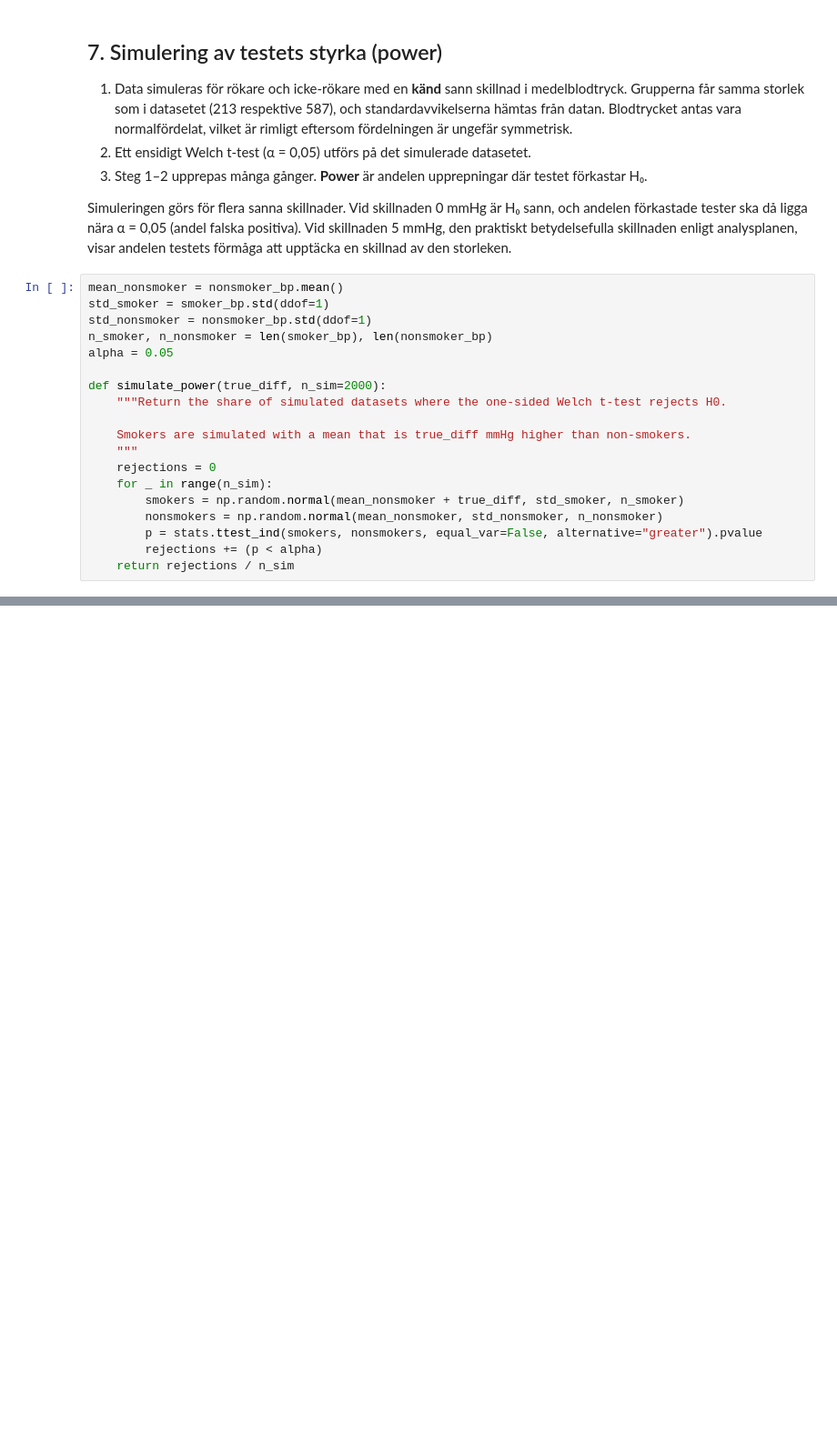
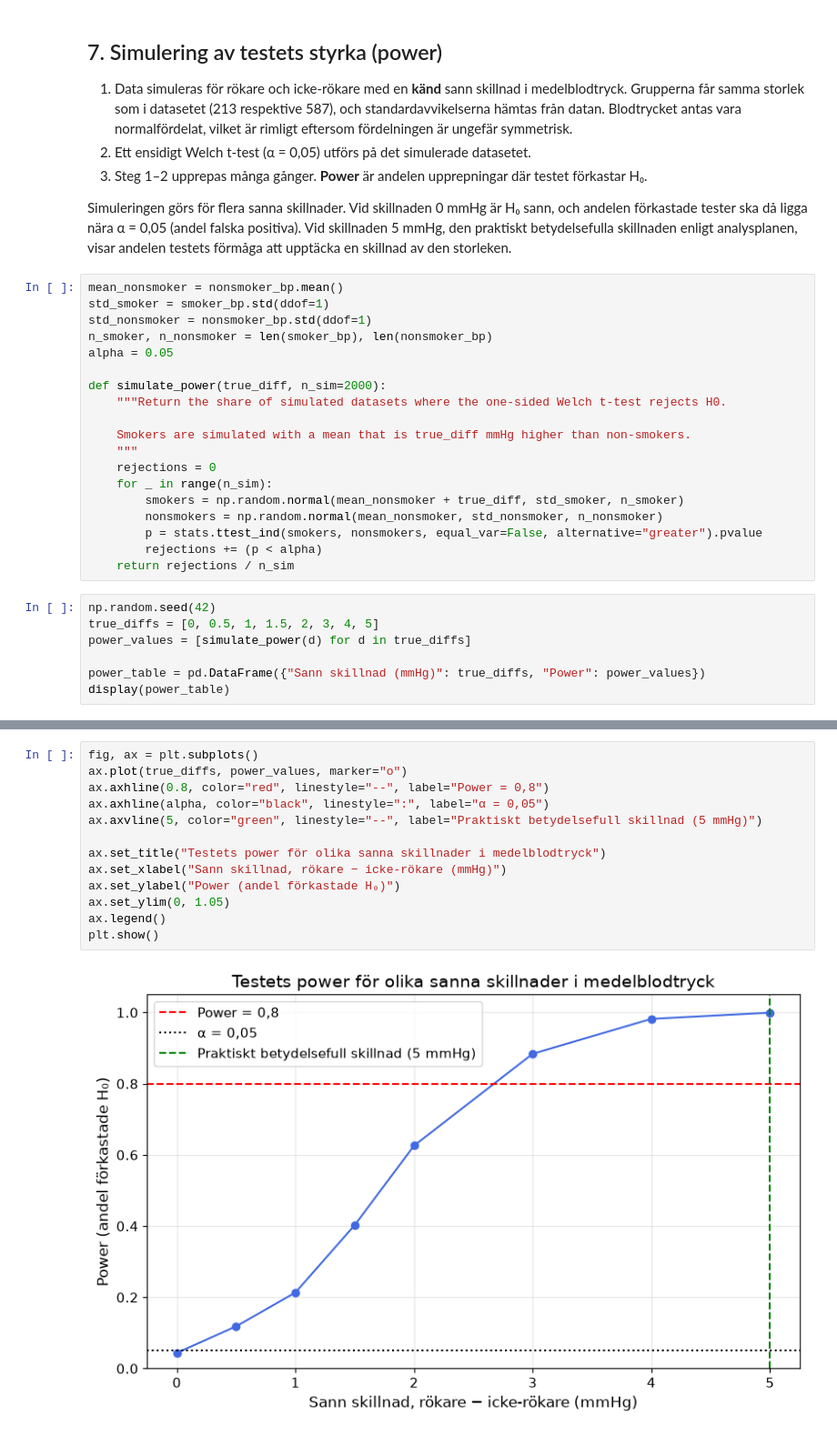
Before and after one commit to natasa-s/halsostudie, a Jupyter notebook: report_del1.ipynb, the cells around one changed output, grey strips where cells are left out. Shown at 91% size. Drawn from its saved outputs; the diff is of its cells as text; blank space fills up the shorter version.

Commit message:
Add power and method choices

```diff
--- a/report_del1.ipynb
+++ b/report_del1.ipynb
@@ -540,3 +492,10 @@ def simulate_power(true_diff, n_sim=2000):
         p = stats.ttest_ind(smokers, nonsmokers, equal_var=False, alternative="greater").pvalue
         rejections += (p < alpha)
     return rejections / n_sim
+# %%
+np.random.seed(42)
+true_diffs = [0, 0.5, 1, 1.5, 2, 3, 4, 5]
+power_values = [simulate_power(d) for d in true_diffs]
+
+power_table = pd.DataFrame({"Sann skillnad (mmHg)": true_diffs, "Power": power_values})
+display(power_table)
@@ -542,0 +512,15 @@ def simulate_power(true_diff, n_sim=2000):
+# %%
+fig, ax = plt.subplots()
+ax.plot(true_diffs, power_values, marker="o")
+ax.axhline(0.8, color="red", linestyle="--", label="Power = 0,8")
+ax.axhline(alpha, color="black", linestyle=":", label="α = 0,05")
+ax.axvline(5, color="green", linestyle="--", label="Praktiskt betydelsefull skillnad (5 mmHg)")
+
+ax.set_title("Testets power för olika sanna skillnader i medelblodtryck")
+ax.set_xlabel("Sann skillnad, rökare − icke-rökare (mmHg)")
+ax.set_ylabel("Power (andel förkastade H₀)")
+ax.set_ylim(0, 1.05)
+ax.legend()
+plt.show()
+# %% [output]
+[figure, added]
```
Also changed, not shown: parts of 18 cells of this notebook, 1 other file.
